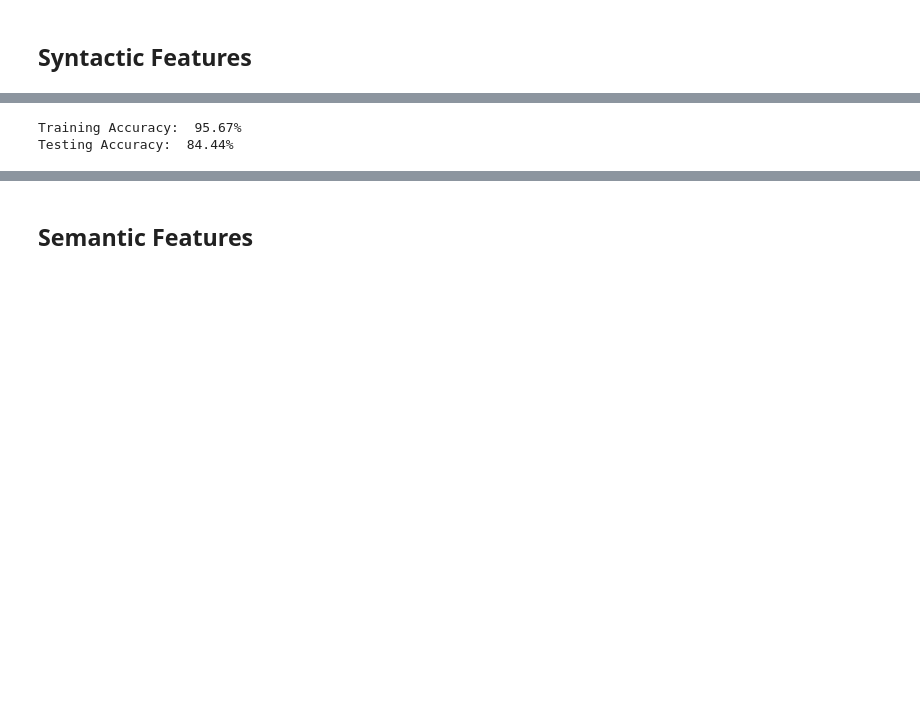
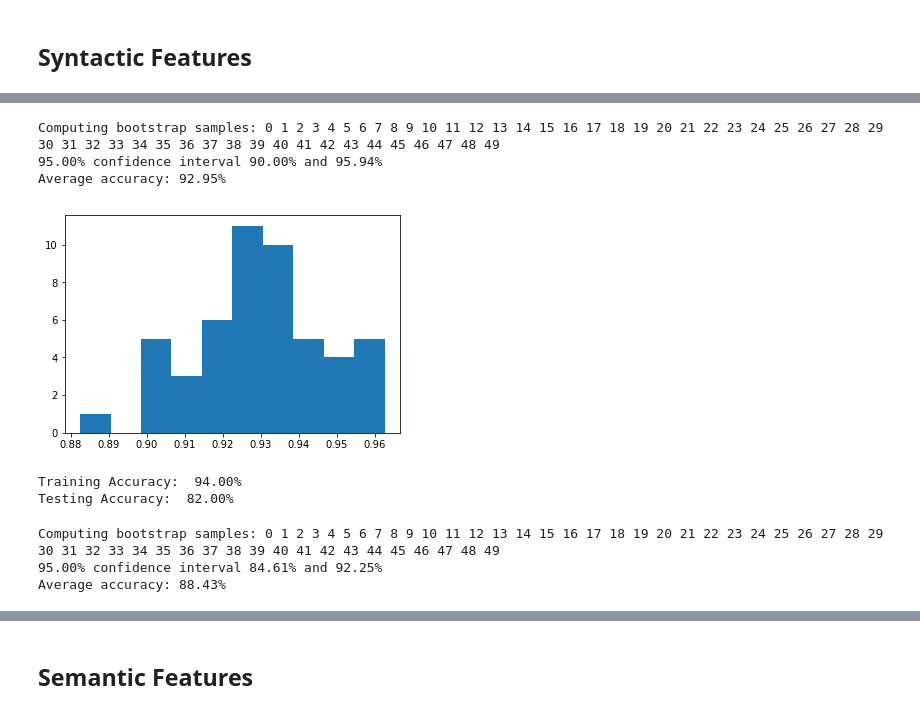
Before and after one commit to almoslmi/nlp-features, a Jupyter notebook: classification/Fake News Classification.ipynb, the cells around one changed output, grey strips where cells are left out. Drawn from its saved outputs; the diff is of its cells as text; code cells hidden in the pictures; blank space fills up the shorter version.

Commit message:
added bootstrap analyses for confidence intervals and average performance

```diff
--- a/classification/Fake News Classification.ipynb
+++ b/classification/Fake News Classification.ipynb
@@ -71,3 +108,10 @@ X_train, X_test, y_train, y_test = train_test_split(X, y, test_size=TEST_SIZE)
+# %%
+# sample down our data set
+
+df = df.sample(n=N_SAMPLE, axis='index')
+
+X = df['text']
+y = df['label']
 # %%
 # convert labels to numeric labels
 # NOTE: DNNs need numeric labels
@@ -109 +142,14 @@ print(docterm_train.shape)
+# %%
+# create training and test data
+from sklearn.model_selection import train_test_split
+docterm_train, docterm_test, y_train, y_test = train_test_split(docterm, y, test_size=TEST_SIZE)
+# %%
+# data for accuracy confidence interval and average accuracy
+
+data = docterm.copy()
+data['_label_'] = y.values
+
+# dnn data has to be all numerical
+dnn_data = docterm.copy()
+dnn_data['_label_'] = y.apply(convert).values
 # %%
@@ -121,11 +166,48 @@ Testing Accuracy:  90.32%
+# %%
+# Naive Bayes Model - accuracy confidence interval & average accuracy
+
+lb, ub, ave_acc, scores = bootstrap_conf(model.fit,
+                                         model.predict,
+                                         data,
+                                         '_label_',
+                                         N_ITERATIONS,
+                                         ALPHA)
+print('{:.2f}% confidence interval {:.2f}% and {:.2f}%'.format(ALPHA*100, lb*100, ub*100))
+print("Average accuracy: {:.2f}%".format(ave_acc*100))
+# %% [output]
+Computing bootstrap samples: 0 1 2 3 4 5 6 7 8 9 10 11 12 13 14 15 16 17 18 19 20 21 22 23 24 25 26 27 28 29 30 31 32 33 34 35 36 37 38 39 40 41 42 43 44 45 46 47 48 49
+95.00% confidence interval 90.00% and 95.94%
+Average accuracy: 92.95%
+# %%
+# plot scores
+from matplotlib import pyplot
+pyplot.hist(scores)
+pyplot.show()
+# %% [output]
+[figure, added]
 # %%
-# Random Forest Model
+# Random Forest Model - train & test
 from sklearn.ensemble import RandomForestClassifier
 model = RandomForestClassifier(min_samples_split=60)
-model.fit(docarray_train, y_train)
+model.fit(docterm_train, y_train)
 
 # evaluate model
 evaluate_model(model.predict, docterm_train, y_train, docterm_test, y_test)
 # %% [output]
-Training Accuracy:  95.67%
-Testing Accuracy:  84.44%
+Training Accuracy:  94.00%
+Testing Accuracy:  82.00%
+# %%
+# Random Forest Model - accuracy confidence interval & average accuracy
+
+lb, ub, ave_acc, scores = bootstrap_conf(model.fit,
+                                         model.predict,
+                                         data,
+                                         '_label_',
+                                         N_ITERATIONS,
+                                         ALPHA)
+print('{:.2f}% confidence interval {:.2f}% and {:.2f}%'.format(ALPHA*100, lb*100, ub*100))
+print("Average accuracy: {:.2f}%".format(ave_acc*100))
+# %% [output]
+Computing bootstrap samples: 0 1 2 3 4 5 6 7 8 9 10 11 12 13 14 15 16 17 18 19 20 21 22 23 24 25 26 27 28 29 30 31 32 33 34 35 36 37 38 39 40 41 42 43 44 45 46 47 48 49
+95.00% confidence interval 84.61% and 92.25%
+Average accuracy: 88.43%
```
Also changed, not shown: parts of 30 cells of this notebook, 1 other file.
